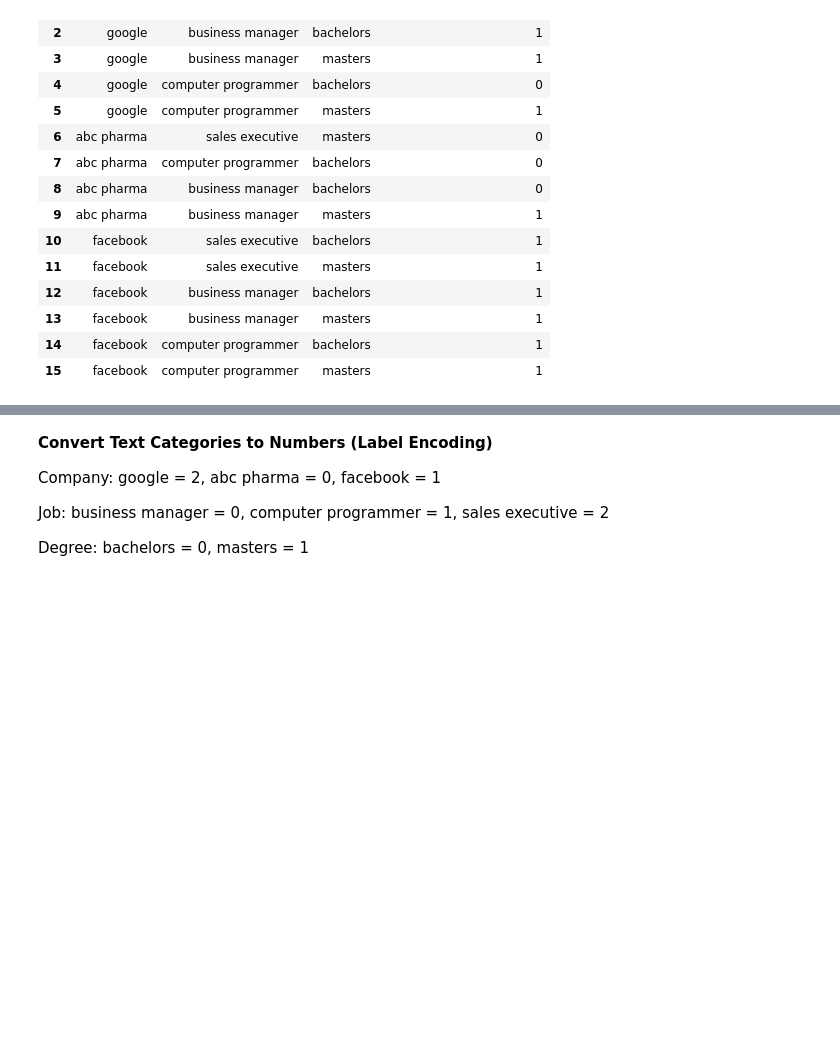
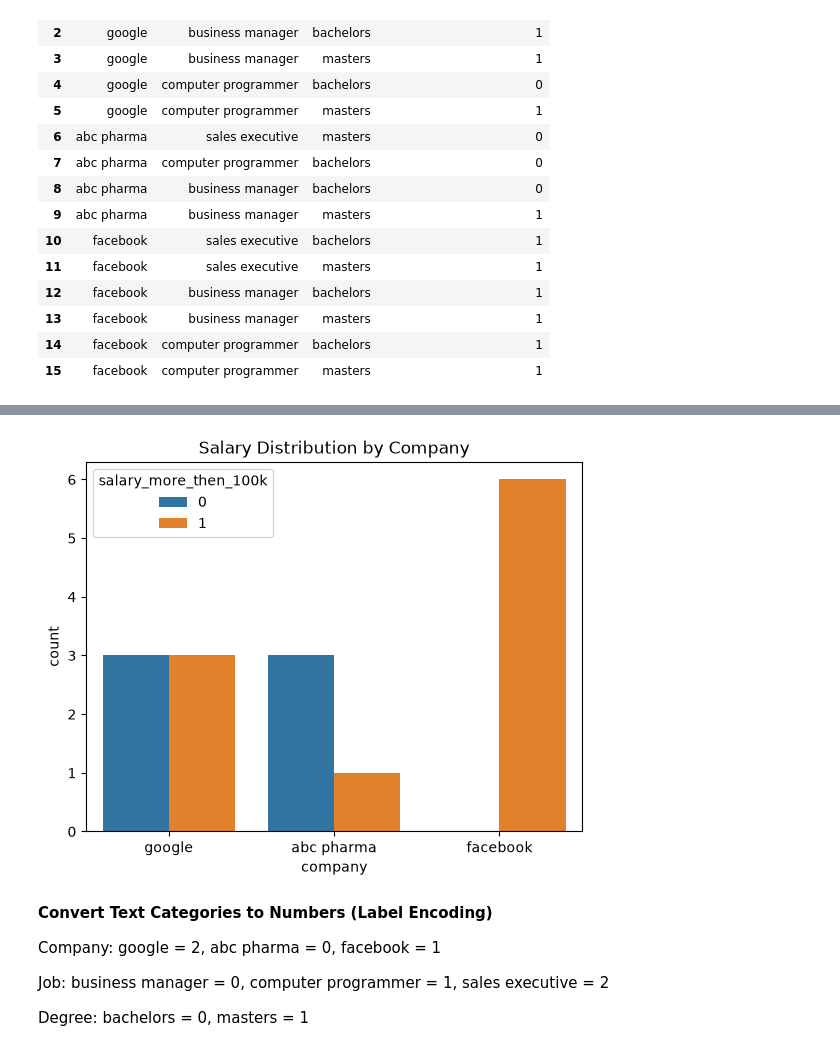
Before and after one commit to yirgazd21/Machine-Learning, a Jupyter notebook: Dedecision_tree/main.ipynb, the cells around one changed output, grey strips where cells are left out. Saved outputs shown, nothing was run; the diff lists cells and outputs as text; code cells hidden in the pictures; blank space fills up the shorter version.

```diff
--- a/Dedecision_tree/main.ipynb
+++ b/Dedecision_tree/main.ipynb
@@ -36,3 +45,12 @@ inputs.head()
+# %%
+import seaborn as sns
+import matplotlib.pyplot as plt
+
+sns.countplot(data=df, x='company', hue='salary_more_then_100k')
+plt.title("Salary Distribution by Company")
+plt.show()
+# %% [output]
+[figure, added]
 # %% [markdown]
 **Convert Text Categories to Numbers (Label Encoding)**
 
```
Also changed, not shown: parts of 1 cell of this notebook, 4 other files.
